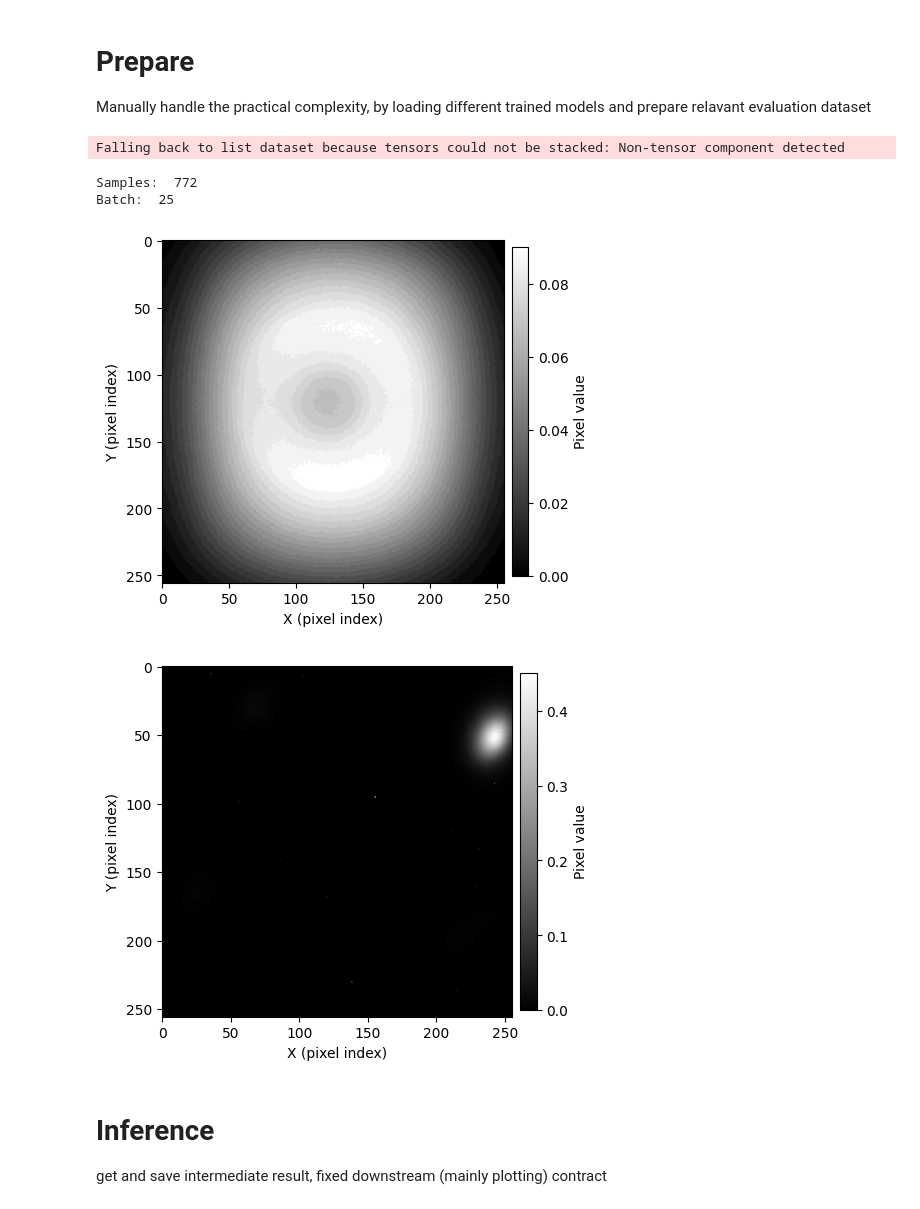
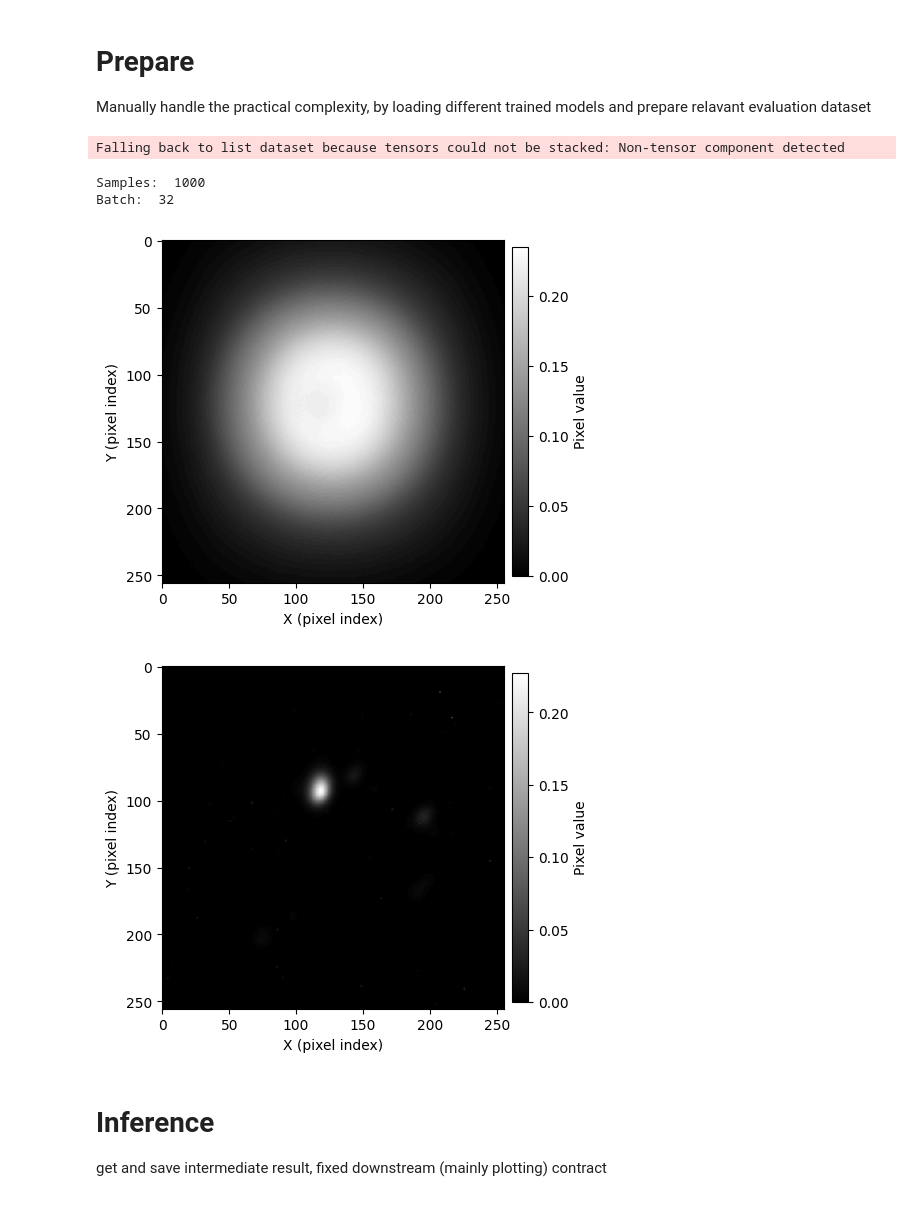
Before and after one commit to Andrew-XQY/fiber-image-reconstruction, a Jupyter notebook: notebooks/evaluation.ipynb, the cells around one changed output. Saved outputs shown, nothing was run; the diff lists cells and outputs as text; code cells hidden in the pictures.

```diff
--- a/notebooks/evaluation.ipynb
+++ b/notebooks/evaluation.ipynb
@@ -18,7 +18,9 @@ Manually handle the practical complexity, by loading different trained models an
 import torch
 from models.CAE import Autoencoder2D
 
-model_name = "chromox_cropped_cae_line_scan_sgm"    # chromox_cae_random_scan; chromox_cropped_cae_line_scan_sgm; chromox_cropped_cae_random_scan; chromox_cropped_cae_random_scan_leakless
+# chromox_cae_random_scan; chromox_cropped_cae_line_scan_sgm; chromox_cropped_cae_random_scan; chromox_cropped_cae_random_scan_leakless
+# Model_trained_on_CHROMOX_only; Model_trained_on_CHROMOX_LASER_only;
+model_name = "Model_trained_on_CHROMOX_LASER_only"
 model_path = dirs["models"][model_name] # should point to model.pth
 device = torch.device("cuda" if torch.cuda.is_available() else "cpu")
 model = Autoencoder2D.load_model(
@@ -34,7 +36,8 @@ print(show_model_info(model))
 from xflow.utils.visualization import plot_image
 
 experiment_name = "CLEAR25"
-dataset_sources = ["processed_chromox_cropped"]  # ["processed_dmd", "processed_chromox", "processed_yag", "processed_chromox_laser", "processed_yag_laser", "processed_chromox_cropped"]'
+# ["processed_dmd", "processed_chromox", "processed_yag", "processed_chromox_laser", "processed_yag_laser", "processed_chromox_cropped", "2025-11-06"]'
+dataset_sources = ["processed_chromox"]
 
 config_manager = ConfigManager(
     load_config(
@@ -49,8 +52,8 @@ db_rel = config["dataset_structure"]["db"].lstrip("/\\")
 db_paths = [d / db_rel for d in dataset_dirs]
 
 eval_provider = SqlProvider(
-    sources={"connection": db_paths[0], "sql": config["sql"]["processed_chromox_random_scan_eval"]}, output_config={'list': "image_path"}
-)#.subsample(n_samples=300, seed=config["seed"])
+    sources={"connection": db_paths[0], "sql": config["sql"]["chromox_all"]}, output_config={'list': "image_path"}
+).subsample(n_samples=1000, seed=config["seed"])
 
 # pad abs path to db saved relative dirs.
 def set_parent_dir_in_node(node, parent_dir, first_only=True):
@@ -68,37 +71,37 @@ def set_parent_dir_in_node(node, parent_dir, first_only=True):
                 return True
 
         for v in node.values():
             found = set_parent_dir_in_node(v, parent_dir, first_only)
             if found and first_only:
                 return True
 
     return False
 set_parent_dir_in_node(config["inference"]["transforms"]["torch"], dataset_dirs[0], first_only=True)
 transforms = build_transforms_from_config(config["inference"]["transforms"]["torch"])
 
 # normally leave the pipelines decoupled and untouched so the output interface remains consistent.
 eval_dataset = PyTorchPipeline(
     eval_provider,
     transforms,
     skip_errors=False,  # skip errors during inference
 ).to_memory_dataset(config["data"]["dataset_ops"])  # testset data do not need thresholding since it is to remove stacking noise?
 
 print("Samples: ", len(eval_provider))
 print("Batch: ", len(eval_dataset))
 # plot_image(next(iter(eval_dataset))[0])
 # plot_image(next(iter(eval_dataset))[1])
 
 batch = next(iter(eval_dataset))
 x = batch[0] # list of 2 tensors
 i = 0 # sample index in batch
 plot_image(x[0][i]) # branch 0, sample i
 plot_image(x[1][i]) # branch 1, sample i
 # %% [output]
 Falling back to list dataset because tensors could not be stacked: Non-tensor component detected
-Samples:  772
-Batch:  25
+Samples:  1000
+Batch:  32
-[figure, old version]
+[figure, new version]
-[figure, old version]
+[figure, new version]
 # %% [markdown]
 # Inference
 get and save intermediate result, fixed downstream (mainly plotting) contract
```
Also changed, not shown: parts of 7 cells of this notebook, 5 other files.
